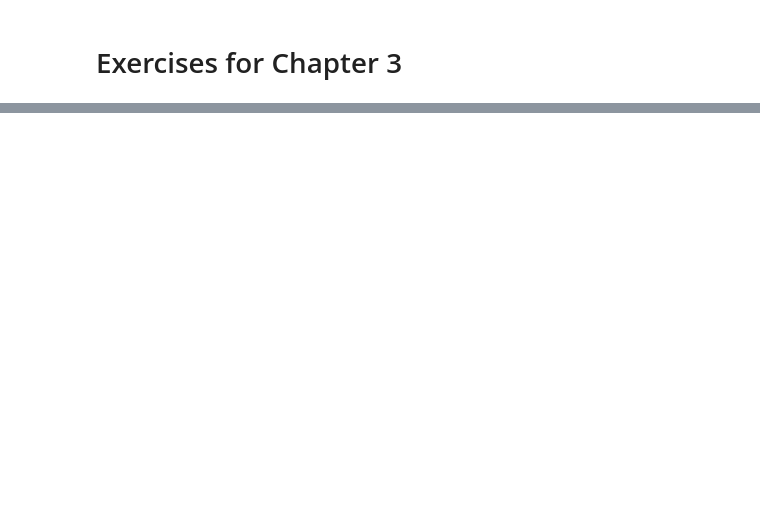
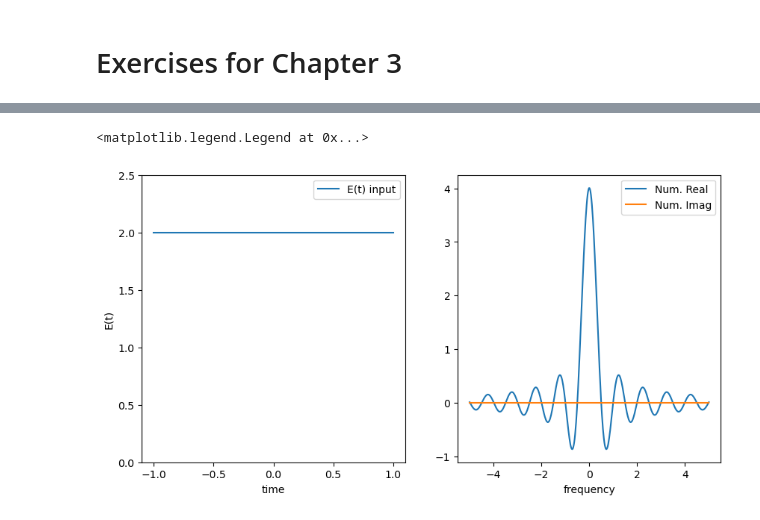
Before and after one commit to veropetit/SpectropolarimetryLectures, a Jupyter notebook: PolyWaves_Solution.ipynb, the cells around one changed output, grey strips where cells are left out. Drawn from its saved outputs; the diff is of its cells as text; code cells hidden in the pictures; blank space fills up the shorter version.

```diff
--- a/PolyWaves_Solution.ipynb
+++ b/PolyWaves_Solution.ipynb
@@ -44,0 +61,30 @@ def my_ift(freq, func, time):
+# %%
+T = 2
+time = np.linspace(-T/2,T/2, 500)
+
+A = 2
+E = A*np.ones(time.size)
+
+fig, ax = plt.subplots(1,2, figsize=(10,5))
+ax[0].plot(time, E, label='E(t) input')
+ax[0].set_ylim(0,2.5)
+ax[0].set_xlabel('time')
+ax[0].set_ylabel('E(t)')
+ax[1].set_xlabel('frequency')
+
+freq = np.linspace(-10/T, 10/T, 500)
+
+## Solution to #2 above:
+
+ft = my_ft(time, E, freq)
+
+ax[1].plot(freq, ft.real, label='Num. Real')
+ax[1].plot(freq, ft.imag, label='Num. Imag')
+
+
+###################
+ax[0].legend(loc=0)
+ax[1].legend(loc=0)
+# %% [output]
+<matplotlib.legend.Legend at 0x...>
+[figure, added]
```
Also changed, not shown: parts of 11 cells of this notebook, 2 other files.
